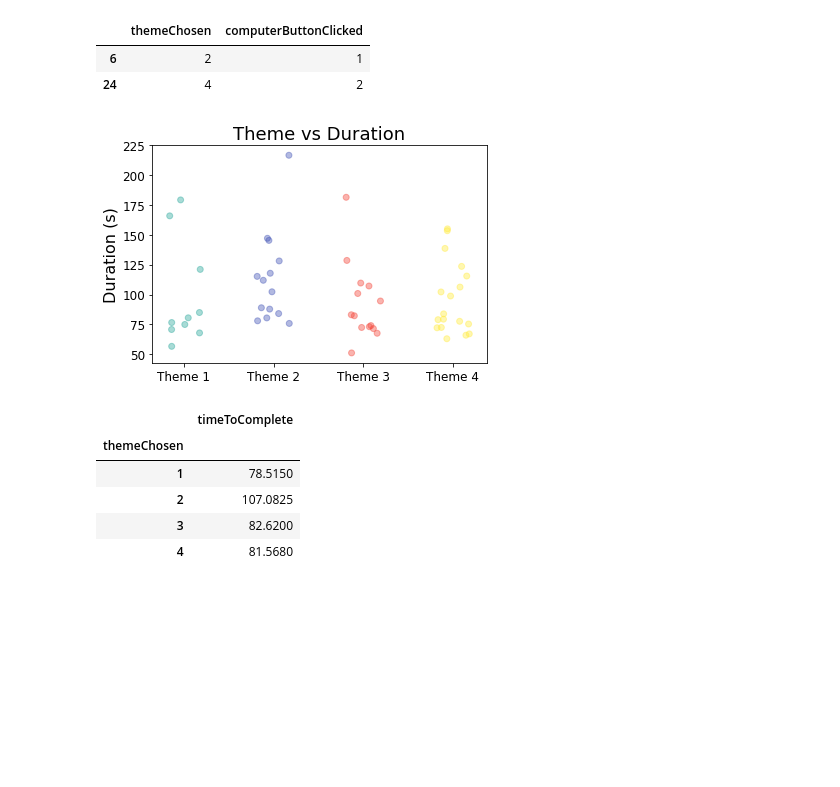
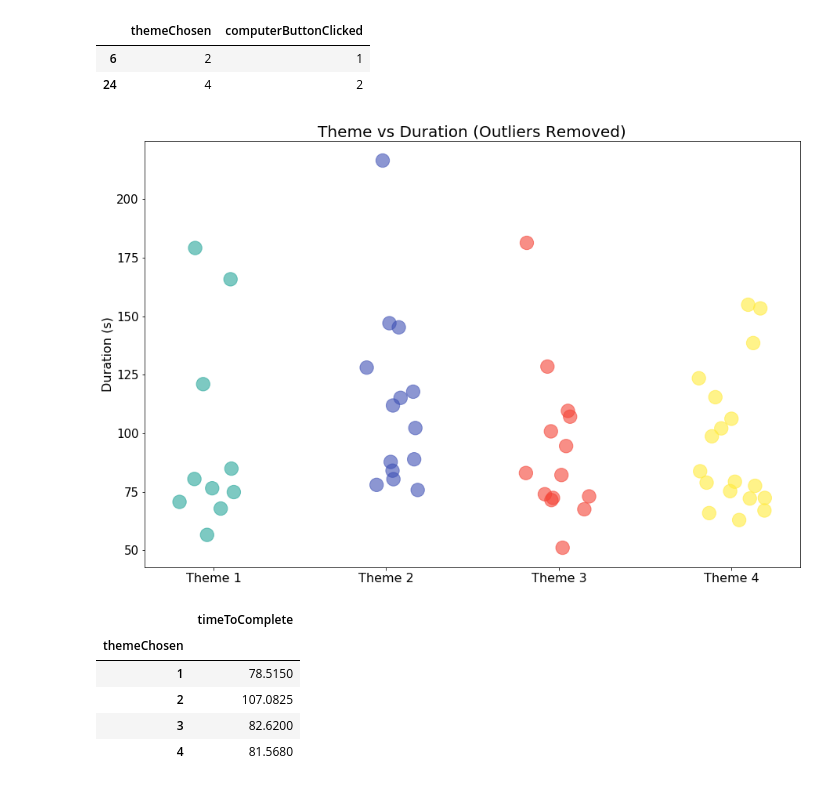
Before and after one commit to smitheric95/AB-Testing-Form, a Jupyter notebook: Data Analysis/Survey Data Analysis.ipynb, the cells around one changed output. Cells and saved outputs as stored; diff of their text form; code cells hidden in the pictures; blank space fills up the shorter version.

```diff
--- a/Data Analysis/Survey Data Analysis.ipynb
+++ b/Data Analysis/Survey Data Analysis.ipynb
@@ -7,9 +7,8 @@ import matplotlib.pyplot as plt
 from collections import OrderedDict
 from textwrap import wrap
 # %%
-df = pd.read_json('./Data/db_export.csv', encoding='ISO-8859-1')
+df = pd.read_json('./Data/db_export.csv',
+                  encoding='ISO-8859-1')
 df = df.drop(['email'], axis=1)
-df.info()
-df.head()
-# df.describe()
+df[df.columns[-3:]].describe()
 # %% [output]
@@ -312,21 +308,21 @@ dataset = []
 # %%
 import random
 import sys
 
 df_times = df[np.abs(df.timeToComplete-df.timeToComplete.mean())<=(3*df.timeToComplete.std())]
 
 themes = pd.cut(df_times.themeChosen, bins=[-1, 1.9, 2.9, 3.9, sys.maxsize],labels=False)
 labels = np.array(['Theme 1', 'Theme 2', 'Theme 3', 'Theme 4'])
 themes_labels = labels[themes]
 theme_codes = {1:"#26a69a",2:"#3f51b5",3:"#f44336",4:"#ffeb3b"}
 colors = [theme_codes[t] for t in df_times.themeChosen]
-
-plt.title("Theme vs Duration", fontsize=18)
+plt.figure(figsize=(15,10))
+plt.title("Theme vs Duration (Outliers Removed)", fontsize=20)
 plt.ylabel('Duration (s)', fontsize=16)
-plt.xticks([0,1,2,3], labels, fontsize=12)
-plt.yticks(fontsize=12)
-plt.scatter([t + random.uniform(-0.2, 0.2) for t in themes], df_times.timeToComplete, c=colors, alpha=0.4)
+plt.xticks([0,1,2,3], labels, fontsize=16)
+plt.yticks(fontsize=15)
+plt.scatter([t + random.uniform(-0.2, 0.2) for t in themes], df_times.timeToComplete, c=colors, alpha=0.6, s=300)
 plt.show()
 # %% [output]
-[figure, old version]
+[figure, new version]
 # %%
```
Also changed, not shown: parts of 4 cells of this notebook, 1 other file.
